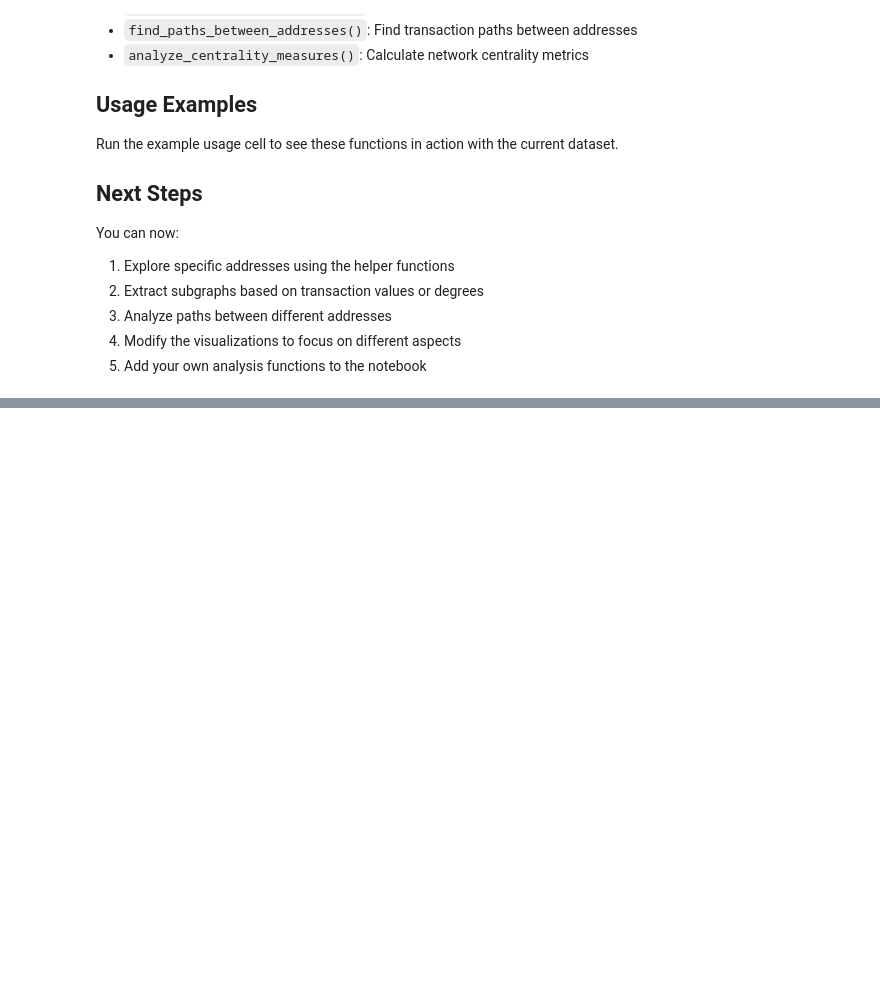
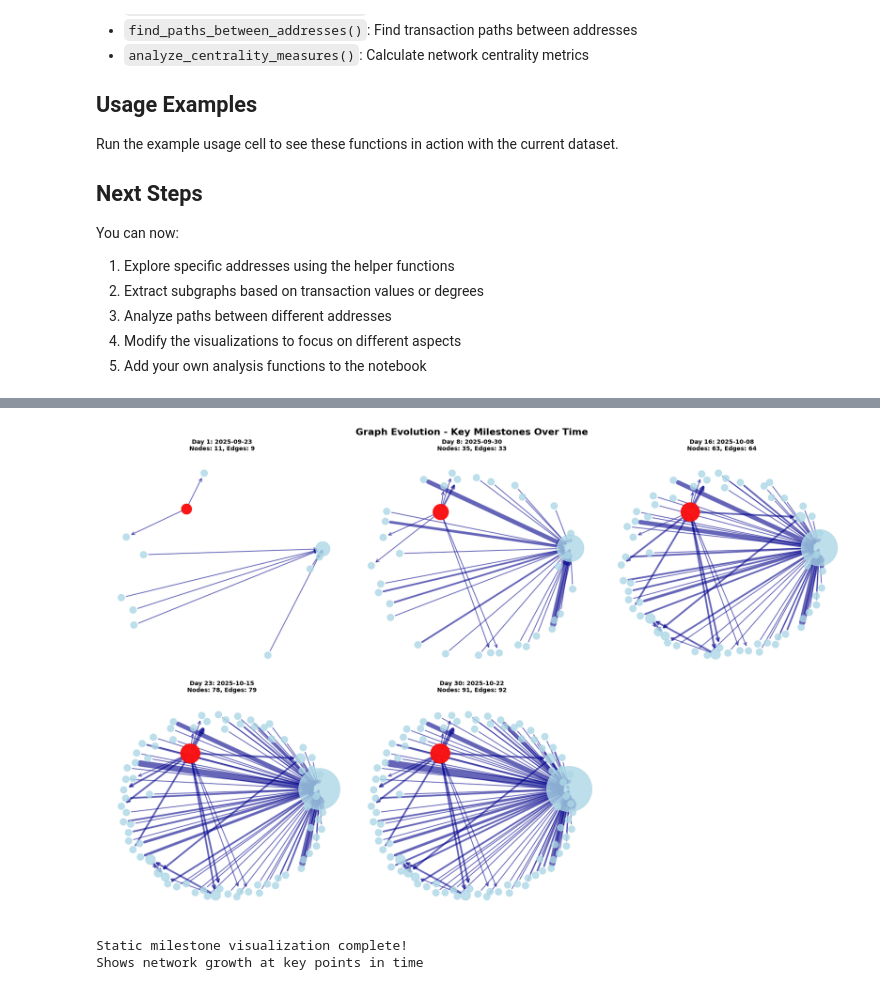
Before and after one commit to devin-gupta/cs224w-graph-transformers, a Jupyter notebook: ethereum_exploration.ipynb, the cells around one changed output, grey strips where cells are left out. Cells and saved outputs as stored; diff of their text form; code cells hidden in the pictures; blank space fills up the shorter version.

Commit message:
added gif visualization

```diff
--- a/ethereum_exploration.ipynb
+++ b/ethereum_exploration.ipynb
@@ -692,0 +872,66 @@ You can now:
+# %%
+# Alternative: Static visualization showing key milestones in graph evolution
+fig, axes = plt.subplots(2, 3, figsize=(18, 12))
+axes = axes.flatten()
+
+# Select key days to show (beginning, middle milestones, end)
+total_days = len(daily_graphs)
+key_days = [0, total_days//4, total_days//2, 3*total_days//4, total_days-1]
+
+# Use consistent layout
+pos = nx.spring_layout(daily_graphs[-1], k=2, iterations=50, seed=42)
+
+for i, day_idx in enumerate(key_days):
+    if i >= len(axes):
+        break
+
+    current_graph = daily_graphs[day_idx]
+    current_date = daily_dates[day_idx]
+
+    ax = axes[i]
+
+    # Draw nodes
+    node_sizes = [current_graph.degree(node) * 80 + 50 for node in current_graph.nodes()]
+    nx.draw_networkx_nodes(current_graph, pos, node_size=node_sizes,
+                          node_color='lightblue', alpha=0.8, ax=ax)
+
+    # Draw edges
+    edge_widths = []
+    for u, v in current_graph.edges():
+        if current_graph.has_edge(u, v):
+            count = current_graph[u][v]['transaction_count']
+            width = max(1, count * 1.5)
+            edge_widths.append(width)
+        else:
+            edge_widths.append(1)
+
+    nx.draw_networkx_edges(current_graph, pos, width=edge_widths,
+                          alpha=0.6, edge_color='darkblue', arrows=True,
+                          arrowsize=12, arrowstyle='->', ax=ax)
+
+    # Highlight root node
+    root_node = df['root_node'].iloc[0]
+    if root_node in current_graph.nodes():
+        nx.draw_networkx_nodes(current_graph, pos, nodelist=[root_node],
+                              node_size=current_graph.degree(root_node) * 80 + 150,
+                              node_color='red', alpha=0.9, ax=ax)
+
+    ax.set_title(f'Day {day_idx + 1}: {current_date.strftime("%Y-%m-%d")}\n'
+                f'Nodes: {current_graph.number_of_nodes()}, Edges: {current_graph.number_of_edges()}',
+                fontsize=10, fontweight='bold')
+    ax.axis('off')
+
+# Remove empty subplot if needed
+if len(key_days) < len(axes):
+    axes[-1].remove()
+
+plt.suptitle('Graph Evolution - Key Milestones Over Time', fontsize=16, fontweight='bold')
+plt.tight_layout()
+plt.show()
+
+print("Static milestone visualization complete!")
+print("Shows network growth at key points in time")
+# %% [output]
+[figure, added]
+Static milestone visualization complete!
+Shows network growth at key points in time
```
Also changed, not shown: parts of 3 cells of this notebook, 1 other file.
